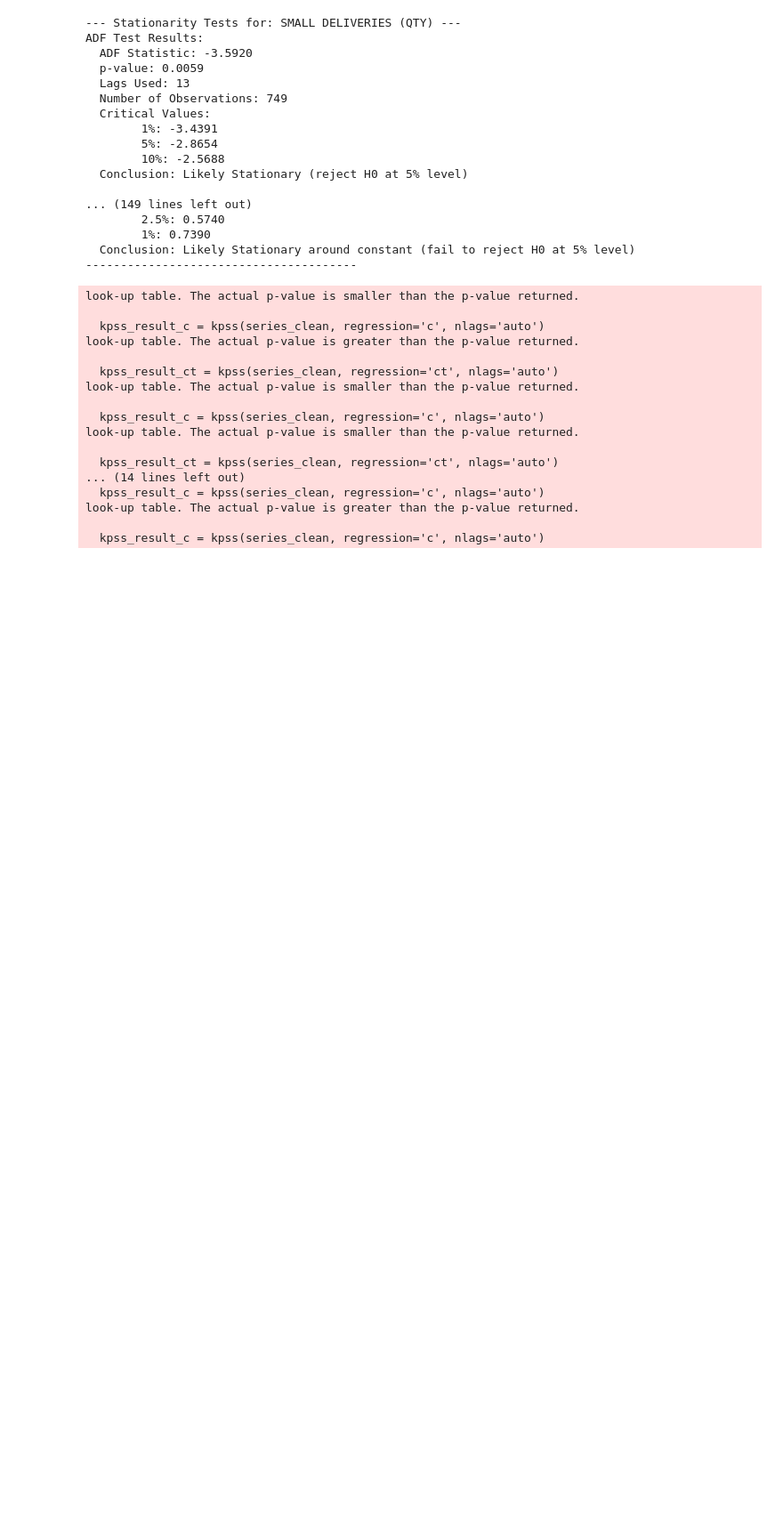
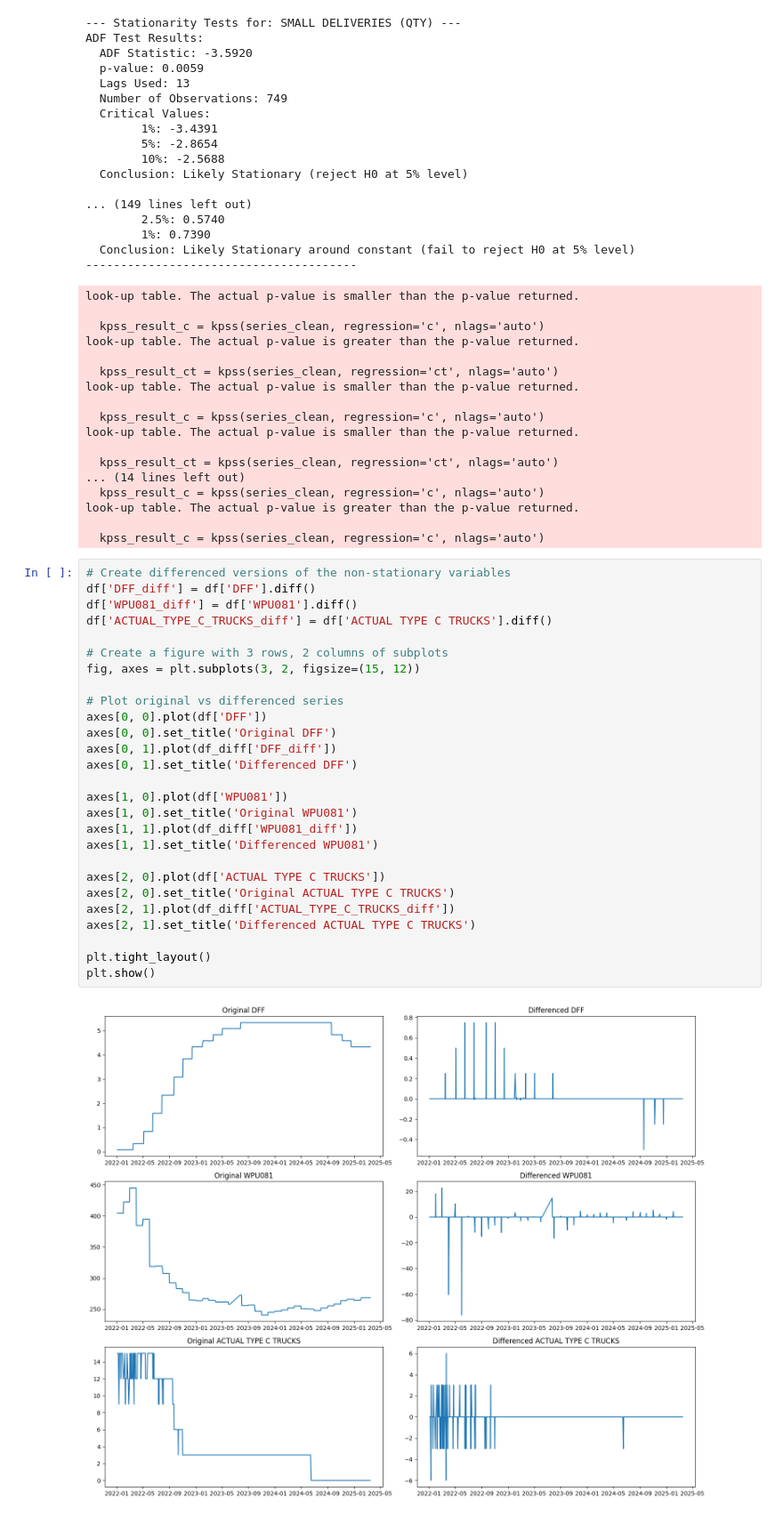
Before and after one commit to RaySaysHi/Lumber-Project, a Jupyter notebook: 2_EDA.ipynb, the cells around one changed output. Shown at 89% size. Cells and saved outputs as stored; diff of their text form; blank space fills up the shorter version.

```diff
--- a/2_EDA.ipynb
+++ b/2_EDA.ipynb
@@ -227,3 +227,32 @@ look-up table. The actual p-value is smaller than the p-value returned.
 look-up table. The actual p-value is greater than the p-value returned.
 
   kpss_result_c = kpss(series_clean, regression='c', nlags='auto')
+# %%
+# Create differenced versions of the non-stationary variables
+df['DFF_diff'] = df['DFF'].diff()
+df['WPU081_diff'] = df['WPU081'].diff()
+df['ACTUAL_TYPE_C_TRUCKS_diff'] = df['ACTUAL TYPE C TRUCKS'].diff()
+
+# Create a figure with 3 rows, 2 columns of subplots
+fig, axes = plt.subplots(3, 2, figsize=(15, 12))
+
+# Plot original vs differenced series
+axes[0, 0].plot(df['DFF'])
+axes[0, 0].set_title('Original DFF')
+axes[0, 1].plot(df_diff['DFF_diff'])
+axes[0, 1].set_title('Differenced DFF')
+
+axes[1, 0].plot(df['WPU081'])
+axes[1, 0].set_title('Original WPU081')
+axes[1, 1].plot(df_diff['WPU081_diff'])
+axes[1, 1].set_title('Differenced WPU081')
+
+axes[2, 0].plot(df['ACTUAL TYPE C TRUCKS'])
+axes[2, 0].set_title('Original ACTUAL TYPE C TRUCKS')
+axes[2, 1].plot(df_diff['ACTUAL_TYPE_C_TRUCKS_diff'])
+axes[2, 1].set_title('Differenced ACTUAL TYPE C TRUCKS')
+
+plt.tight_layout()
+plt.show()
+# %% [output]
+[figure, added]
```
Also changed, not shown: parts of 6 cells of this notebook.
